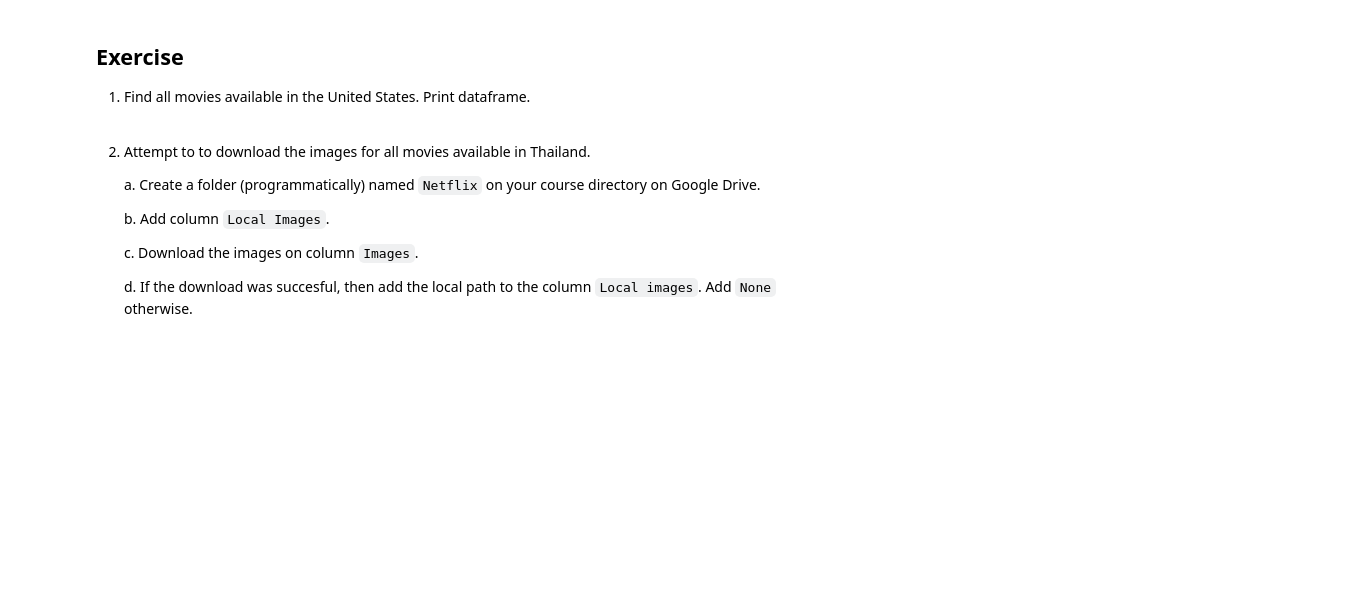
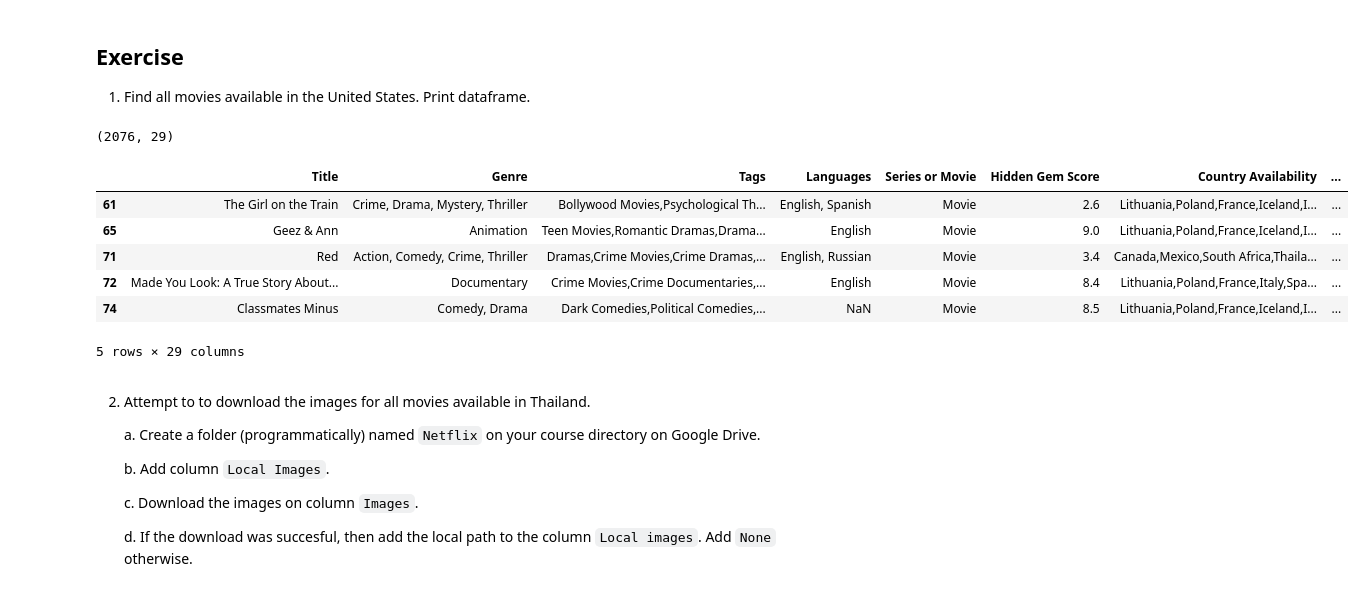
Before and after one commit to nataliepham6720/python-netflix-2001, a Jupyter notebook: Netflix_Dataset_Latest_2021.ipynb, the cells around one changed output. Cells and saved outputs as stored; diff of their text form; code cells hidden in the pictures; blank space fills up the shorter version.

```diff
--- a/Netflix_Dataset_Latest_2021.ipynb
+++ b/Netflix_Dataset_Latest_2021.ipynb
@@ -27,3 +36,17 @@ df
+# %%
+#INSERT CODE HERE
+df_US = df[(df['Country Availability'].str.contains('United States')==True) & (df['Series or Movie']=='Movie')]
+print(df_US.shape)
+df_US.head()
+# %% [output]
+(2076, 29)
+|  | Title | Genre | Tags | Languages | Series or Movie | Hidden Gem Score | Country Availability | ... |
+| 61 | The Girl on the Train | Crime, Drama, Mystery, Thriller | Bollywood Movies,Psychological Th... | English, Spanish | Movie | 2.6 | Lithuania,Poland,France,Iceland,I... | ... |
+| 65 | Geez & Ann | Animation | Teen Movies,Romantic Dramas,Drama... | English | Movie | 9.0 | Lithuania,Poland,France,Iceland,I... | ... |
+| 71 | Red | Action, Comedy, Crime, Thriller | Dramas,Crime Movies,Crime Dramas,... | English, Russian | Movie | 3.4 | Canada,Mexico,South Africa,Thaila... | ... |
+| 72 | Made You Look: A True Story About... | Documentary | Crime Movies,Crime Documentaries,... | English | Movie | 8.4 | Lithuania,Poland,France,Italy,Spa... | ... |
+| 74 | Classmates Minus | Comedy, Drama | Dark Comedies,Political Comedies,... | NaN | Movie | 8.5 | Lithuania,Poland,France,Iceland,I... | ... |
+5 rows × 29 columns
 # %% [markdown]
 2. Attempt to to download the images for all movies available in Thailand.
 
```
Also changed, not shown: parts of 20 cells of this notebook.
